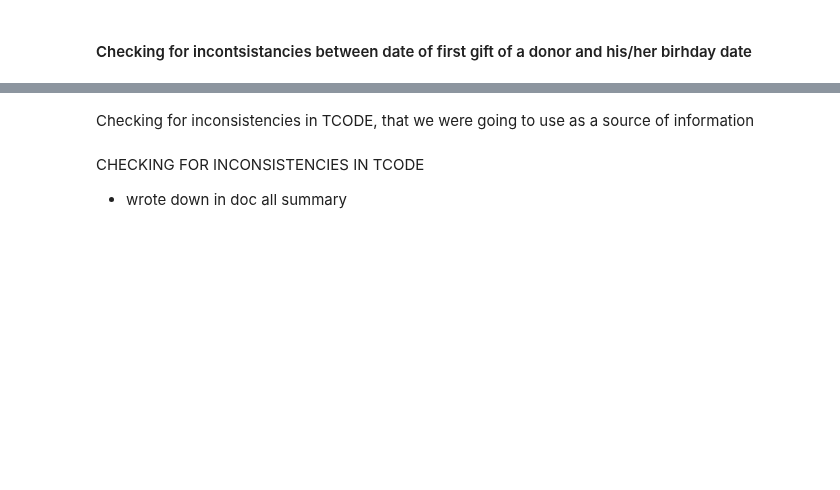
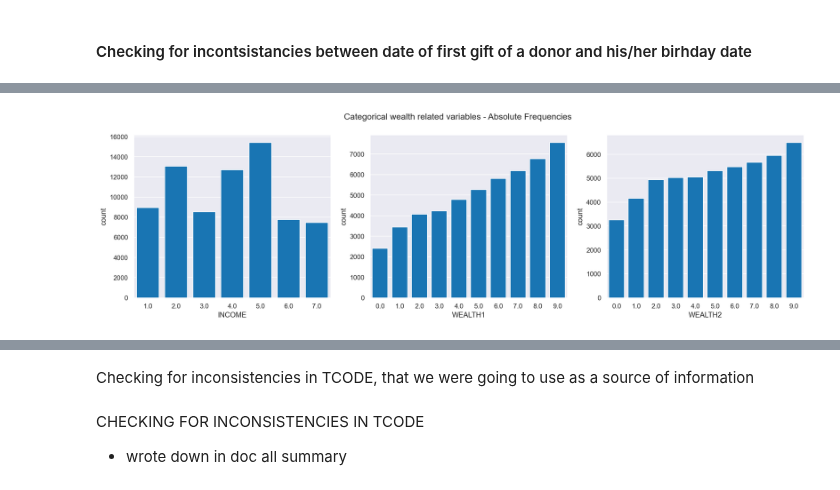
Before and after one commit to fredericosantos/ims_DM_Project, a Jupyter notebook: svitlana_new.ipynb, the cells around one changed output, grey strips where cells are left out. Drawn from its saved outputs; the diff is of its cells as text; code cells hidden in the pictures; blank space fills up the shorter version.

```diff
--- a/svitlana_new.ipynb
+++ b/svitlana_new.ipynb
@@ -233,2 +315,5 @@ Percentage of inconsistencies between FISTDATE and DOB 0.29
 indexNames = (data[data.FISTDATE < data.DOB]).index
 data.drop(indexNames , inplace=True)
+# %%
+# Drop ODATEDW and ODATEDW_MONTHS as not needed anymore
+data.drop(columns = ['ODATEDW','ODATEDW_MONTHS'], inplace = True)
@@ -234,0 +329,19 @@ data.drop(indexNames , inplace=True)
+# %%
+# Explore wealth-related categorical columns values
+sns.set()
+
+wealth_features = ['INCOME','WEALTH1','WEALTH2']
+# Prepare figure. Create individual axes where each bar plot will be placed
+fig, axes = plt.subplots(1, 3, figsize=(20, 5))
+
+# Plot data
+# Iterate across axes objects and associate each bar plot:
+for ax, feat in zip(axes.flatten(), wealth_features):
+    sns.countplot(data[feat].sort_values(),
+                  ax=ax, color='#007acc')
+
+title = "Categorical wealth related variables - Absolute Frequencies"
+plt.suptitle(title)
+plt.show()
+# %% [output]
+[figure, added]
```
Also changed, not shown: parts of 27 cells of this notebook.
